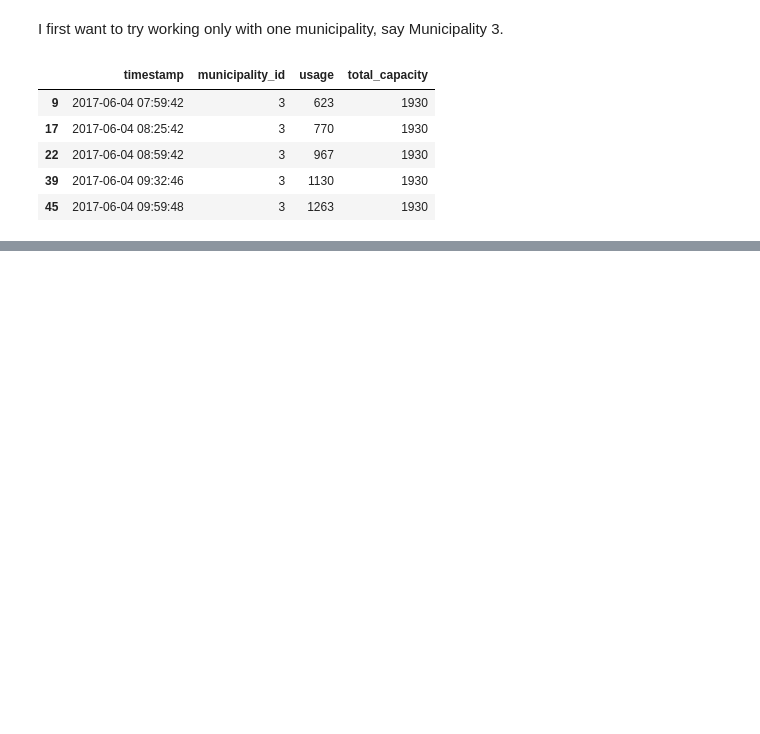
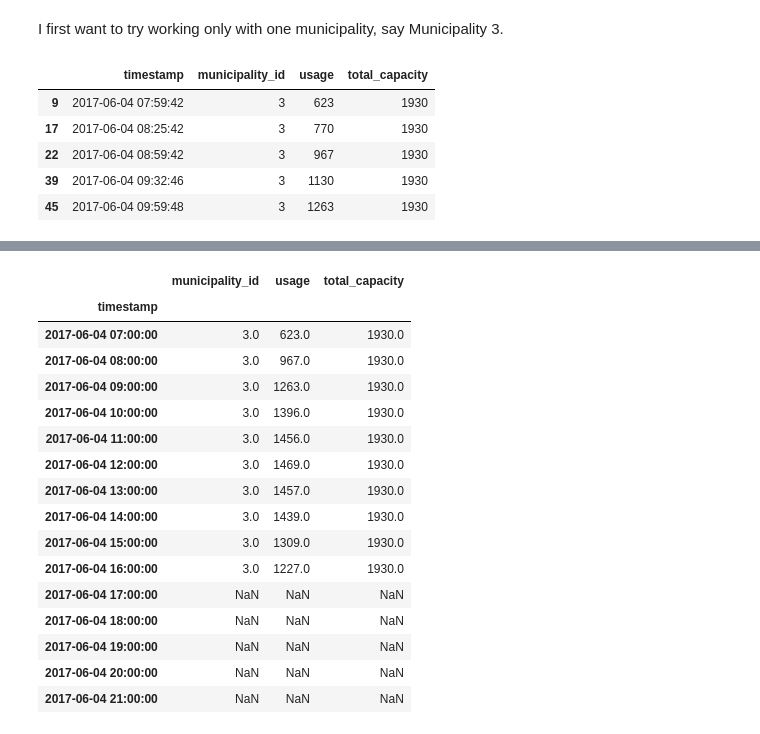
Before and after one commit to egeoeoeoeoe/BananaRepublic, a Jupyter notebook: notebooks_banana.ipynb, the cells around one changed output, grey strips where cells are left out. Drawn from its saved outputs; the diff is of its cells as text; code cells hidden in the pictures; blank space fills up the shorter version.

```diff
--- a/notebooks_banana.ipynb
+++ b/notebooks_banana.ipynb
@@ -61,0 +33,22 @@ Name: timestamp, Length: 1307, dtype: datetime64[ns]
+# %%
+#aggregating two measurements for an hour dependent on max value of usage
+df3 = df3.resample('H').max()
+df3.head(15)
+# %% [output]
+|  | municipality_id | usage | total_capacity |
+| timestamp |  |  |  |
+| 2017-06-04 07:00:00 | 3.0 | 623.0 | 1930.0 |
+| 2017-06-04 08:00:00 | 3.0 | 967.0 | 1930.0 |
+| 2017-06-04 09:00:00 | 3.0 | 1263.0 | 1930.0 |
+| 2017-06-04 10:00:00 | 3.0 | 1396.0 | 1930.0 |
+| 2017-06-04 11:00:00 | 3.0 | 1456.0 | 1930.0 |
+| 2017-06-04 12:00:00 | 3.0 | 1469.0 | 1930.0 |
+| 2017-06-04 13:00:00 | 3.0 | 1457.0 | 1930.0 |
+| 2017-06-04 14:00:00 | 3.0 | 1439.0 | 1930.0 |
+| 2017-06-04 15:00:00 | 3.0 | 1309.0 | 1930.0 |
+| 2017-06-04 16:00:00 | 3.0 | 1227.0 | 1930.0 |
+| 2017-06-04 17:00:00 | NaN | NaN | NaN |
+| 2017-06-04 18:00:00 | NaN | NaN | NaN |
+| 2017-06-04 19:00:00 | NaN | NaN | NaN |
+| 2017-06-04 20:00:00 | NaN | NaN | NaN |
+| 2017-06-04 21:00:00 | NaN | NaN | NaN |
```
Also changed, not shown: parts of 9 cells of this notebook.
